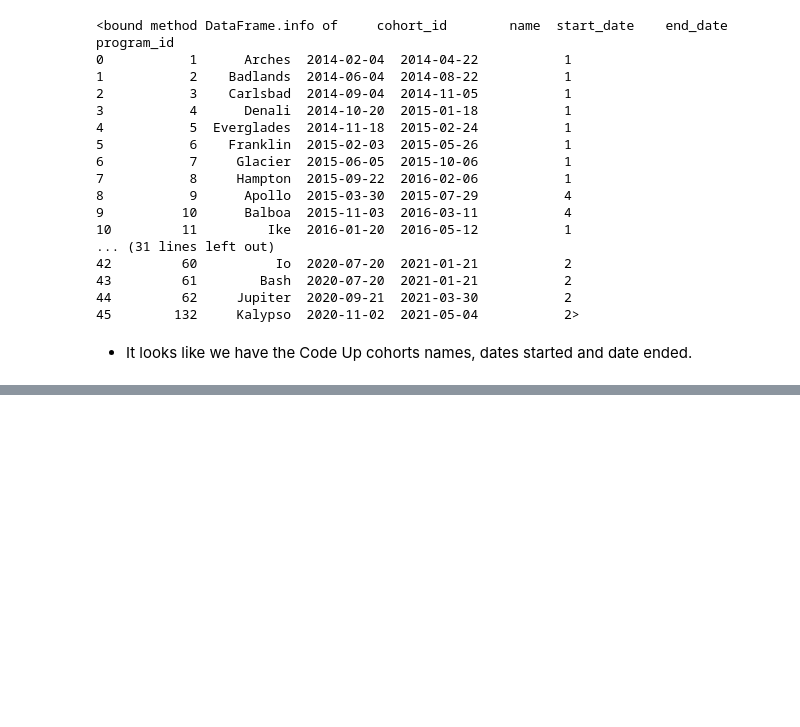
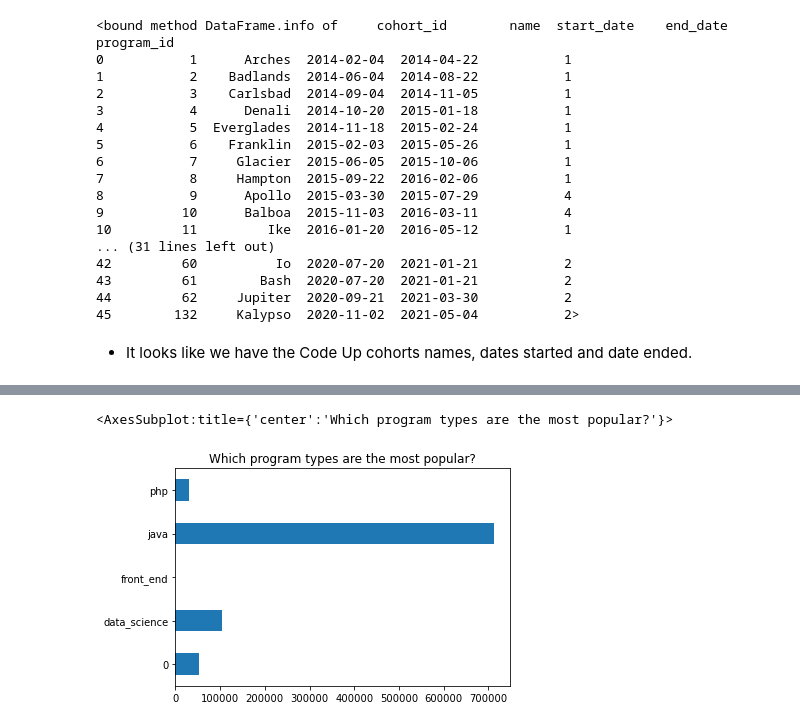
Before and after one commit to veronica-f-reyes/anomaly_detection_project, a Jupyter notebook: anomaly_detection_project.ipynb, the cells around one changed output, grey strips where cells are left out. Saved outputs shown, nothing was run; the diff lists cells and outputs as text; code cells hidden in the pictures; blank space fills up the shorter version.

```diff
--- a/anomaly_detection_project.ipynb
+++ b/anomaly_detection_project.ipynb
@@ -170,0 +322,5 @@ df.tail()
+# %%
+df.program_type.value_counts().sort_index().plot.barh(title="Which program types are the most popular?")
+# %% [output]
+<AxesSubplot:title={'center':'Which program types are the most popular?'}>
+[figure, added]
```
Also changed, not shown: parts of 42 cells of this notebook, 1 other file.
